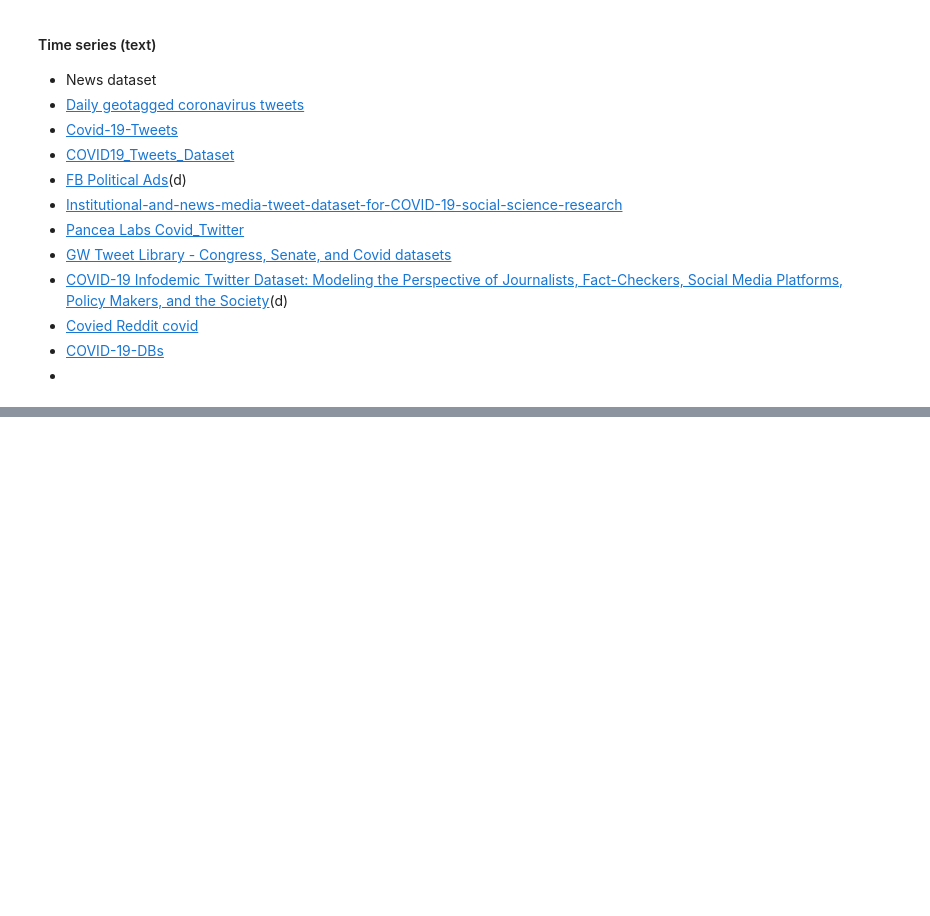
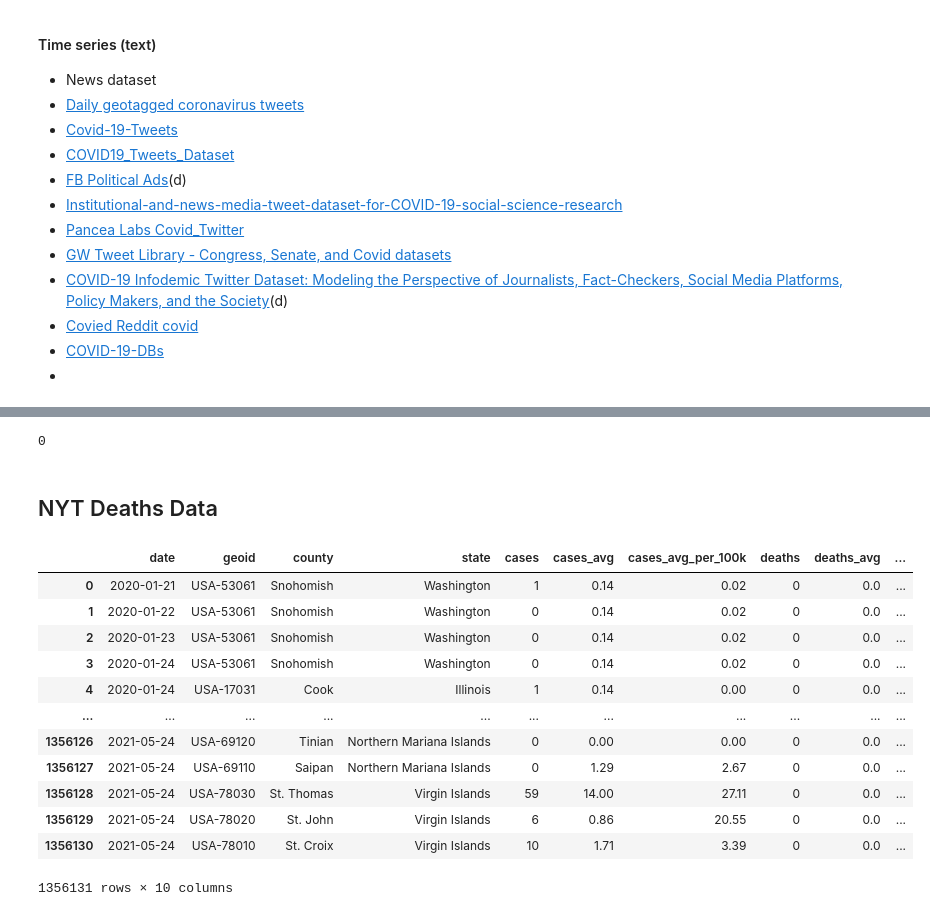
Before and after one commit to AschHarwood/social_unrest, a Jupyter notebook: social_unrest_feature_wrangling.ipynb, the cells around one changed output, grey strips where cells are left out. Cells and saved outputs as stored; diff of their text form; code cells hidden in the pictures; blank space fills up the shorter version.

```diff
--- a/social_unrest_feature_wrangling.ipynb
+++ b/social_unrest_feature_wrangling.ipynb
@@ -68,0 +111,24 @@
+# %%
+protests_grouped.reset_index().duplicated().sum()
+# %% [output]
+0
+# %% [markdown]
+## NYT Deaths Data
+# %%
+nyt_deaths = pd.read_csv('https://raw.githubusercontent.com/nytimes/covid-19-data/master/rolling-averages/us-counties.csv')
+# %%
+nyt_deaths
+# %% [output]
+|  | date | geoid | county | state | cases | cases_avg | cases_avg_per_100k | deaths | deaths_avg | ... |
+| 0 | 2020-01-21 | USA-53061 | Snohomish | Washington | 1 | 0.14 | 0.02 | 0 | 0.0 | ... |
+| 1 | 2020-01-22 | USA-53061 | Snohomish | Washington | 0 | 0.14 | 0.02 | 0 | 0.0 | ... |
+| 2 | 2020-01-23 | USA-53061 | Snohomish | Washington | 0 | 0.14 | 0.02 | 0 | 0.0 | ... |
+| 3 | 2020-01-24 | USA-53061 | Snohomish | Washington | 0 | 0.14 | 0.02 | 0 | 0.0 | ... |
+| 4 | 2020-01-24 | USA-17031 | Cook | Illinois | 1 | 0.14 | 0.00 | 0 | 0.0 | ... |
+| ... | ... | ... | ... | ... | ... | ... | ... | ... | ... | ... |
+| 1356126 | 2021-05-24 | USA-69120 | Tinian | Northern Mariana Islands | 0 | 0.00 | 0.00 | 0 | 0.0 | ... |
+| 1356127 | 2021-05-24 | USA-69110 | Saipan | Northern Mariana Islands | 0 | 1.29 | 2.67 | 0 | 0.0 | ... |
+| 1356128 | 2021-05-24 | USA-78030 | St. Thomas | Virgin Islands | 59 | 14.00 | 27.11 | 0 | 0.0 | ... |
+| 1356129 | 2021-05-24 | USA-78020 | St. John | Virgin Islands | 6 | 0.86 | 20.55 | 0 | 0.0 | ... |
+| 1356130 | 2021-05-24 | USA-78010 | St. Croix | Virgin Islands | 10 | 1.71 | 3.39 | 0 | 0.0 | ... |
+1356131 rows × 10 columns
```
Also changed, not shown: parts of 43 cells of this notebook.
